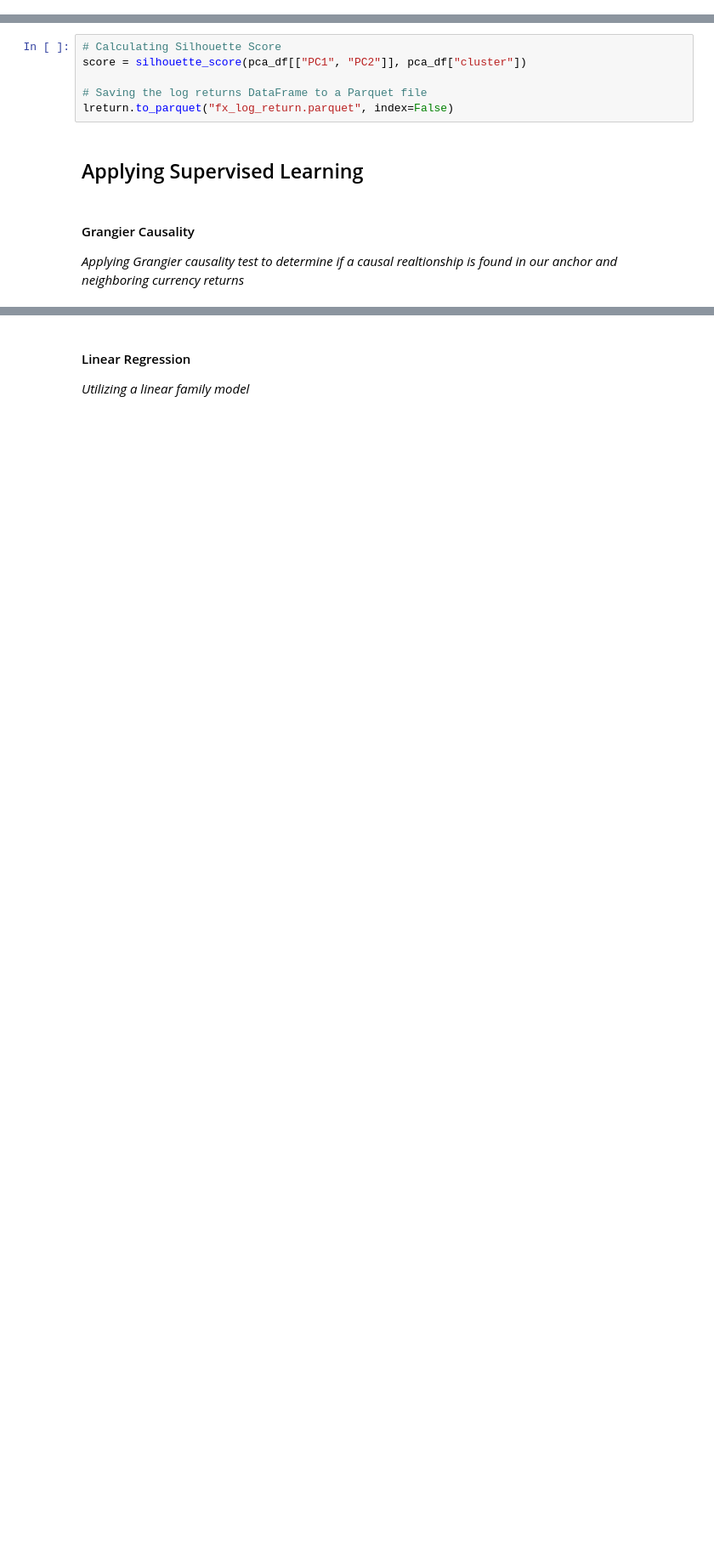
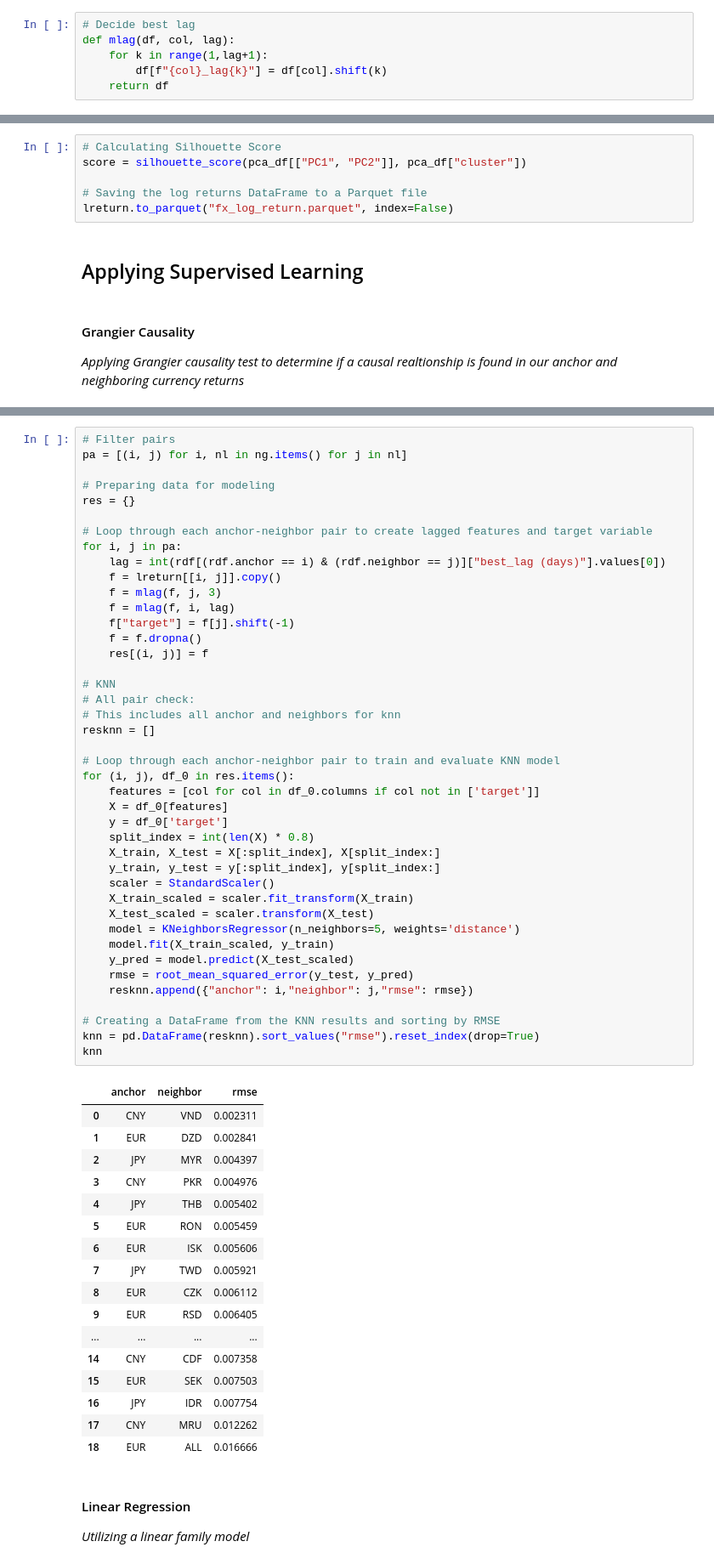
Before and after one commit to joehiggi/siads-696, a Jupyter notebook: src/siads_696_1.ipynb, the cells around one changed output, grey strips where cells are left out. Shown at 85% size. Saved outputs shown, nothing was run; the diff lists cells and outputs as text; blank space fills up the shorter version.

```diff
--- a/src/siads_696_1.ipynb
+++ b/src/siads_696_1.ipynb
@@ -183,6 +184,12 @@ def perform_xgb_for_anchor_neighbor(neighbor, dataframe):
     xgb_grid.fit(X_train, y_train)
 
     return xgb_grid.best_score_, xgb_grid.best_params_
+# %%
+# Decide best lag
+def mlag(df, col, lag):
+    for k in range(1,lag+1):
+        df[f"{col}_lag{k}"] = df[col].shift(k)
+    return df
 # %%
 # def visualize_xgb_tree(xgb_grid):
 
@@ -859,3 +950,63 @@ ng
+# %%
+# Filter pairs
+pa = [(i, j) for i, nl in ng.items() for j in nl]
+
+# Preparing data for modeling
+res = {}
+
+# Loop through each anchor-neighbor pair to create lagged features and target variable
+for i, j in pa:
+    lag = int(rdf[(rdf.anchor == i) & (rdf.neighbor == j)]["best_lag (days)"].values[0])
+    f = lreturn[[i, j]].copy()
+    f = mlag(f, j, 3)
+    f = mlag(f, i, lag)
+    f["target"] = f[j].shift(-1)
+    f = f.dropna()
+    res[(i, j)] = f
+
+# KNN
+# All pair check:
+# This includes all anchor and neighbors for knn
+resknn = []
+
+# Loop through each anchor-neighbor pair to train and evaluate KNN model
+for (i, j), df_0 in res.items():
+    features = [col for col in df_0.columns if col not in ['target']]
+    X = df_0[features]
+    y = df_0['target']
+    split_index = int(len(X) * 0.8)
+    X_train, X_test = X[:split_index], X[split_index:]
+    y_train, y_test = y[:split_index], y[split_index:]
+    scaler = StandardScaler()
+    X_train_scaled = scaler.fit_transform(X_train)
+    X_test_scaled = scaler.transform(X_test)
+    model = KNeighborsRegressor(n_neighbors=5, weights='distance')
+    model.fit(X_train_scaled, y_train)
+    y_pred = model.predict(X_test_scaled)
+    rmse = root_mean_squared_error(y_test, y_pred)
+    resknn.append({"anchor": i,"neighbor": j,"rmse": rmse})
+
+# Creating a DataFrame from the KNN results and sorting by RMSE
+knn = pd.DataFrame(resknn).sort_values("rmse").reset_index(drop=True)
+knn
+# %% [output]
+|  | anchor | neighbor | rmse |
+| 0 | CNY | VND | 0.002311 |
+| 1 | EUR | DZD | 0.002841 |
+| 2 | JPY | MYR | 0.004397 |
+| 3 | CNY | PKR | 0.004976 |
+| 4 | JPY | THB | 0.005402 |
+| 5 | EUR | RON | 0.005459 |
+| 6 | EUR | ISK | 0.005606 |
+| 7 | JPY | TWD | 0.005921 |
+| 8 | EUR | CZK | 0.006112 |
+| 9 | EUR | RSD | 0.006405 |
+| ... | ... | ... | ... |
+| 14 | CNY | CDF | 0.007358 |
+| 15 | EUR | SEK | 0.007503 |
+| 16 | JPY | IDR | 0.007754 |
+| 17 | CNY | MRU | 0.012262 |
+| 18 | EUR | ALL | 0.016666 |
 # %% [markdown]
 #### Linear Regression
 
```
Also changed, not shown: parts of 15 cells of this notebook, 1 other file.
